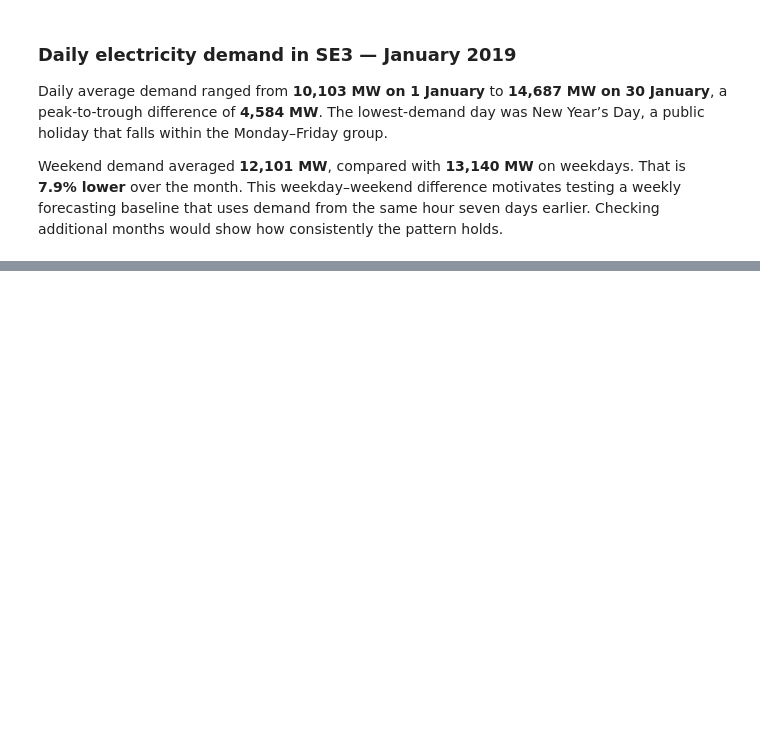
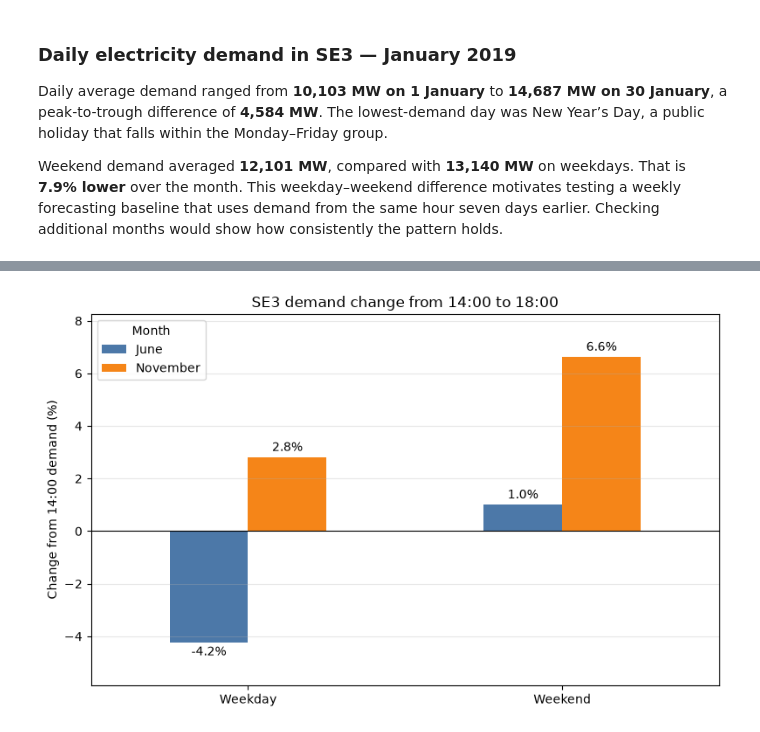
Before and after one commit to Nezipn/Swedish-Electricity-Demand-Forecasting-Using-Machine-Learning, a Jupyter notebook: 01_explore_se3_demand.ipynb, the cells around one changed output, grey strips where cells are left out. Saved outputs shown, nothing was run; the diff lists cells and outputs as text; code cells hidden in the pictures; blank space fills up the shorter version.

```diff
--- a/01_explore_se3_demand.ipynb
+++ b/01_explore_se3_demand.ipynb
@@ -93,0 +221,25 @@ would show how consistently the pattern holds.
+# %%
+import matplotlib.pyplot as plt
+
+ax = change_by_month[["June", "November"]].plot(
+    kind="bar",
+    figsize=(8, 5),
+    color=["#4C78A8", "#F58518"],
+    rot=0,
+)
+
+ax.set_title("SE3 demand change from 14:00 to 18:00")
+ax.set_xlabel("")
+ax.set_ylabel("Change from 14:00 demand (%)")
+ax.axhline(0, color="black", linewidth=0.8)
+ax.legend(title="Month")
+ax.grid(axis="y", alpha=0.3)
+ax.margins(y=0.15)
+
+for bars in ax.containers:
+    ax.bar_label(bars, fmt="%.1f%%", padding=3)
+
+plt.tight_layout()
+plt.show()
+# %% [output]
+[figure, added]
```
Also changed, not shown: parts of 9 cells of this notebook.
